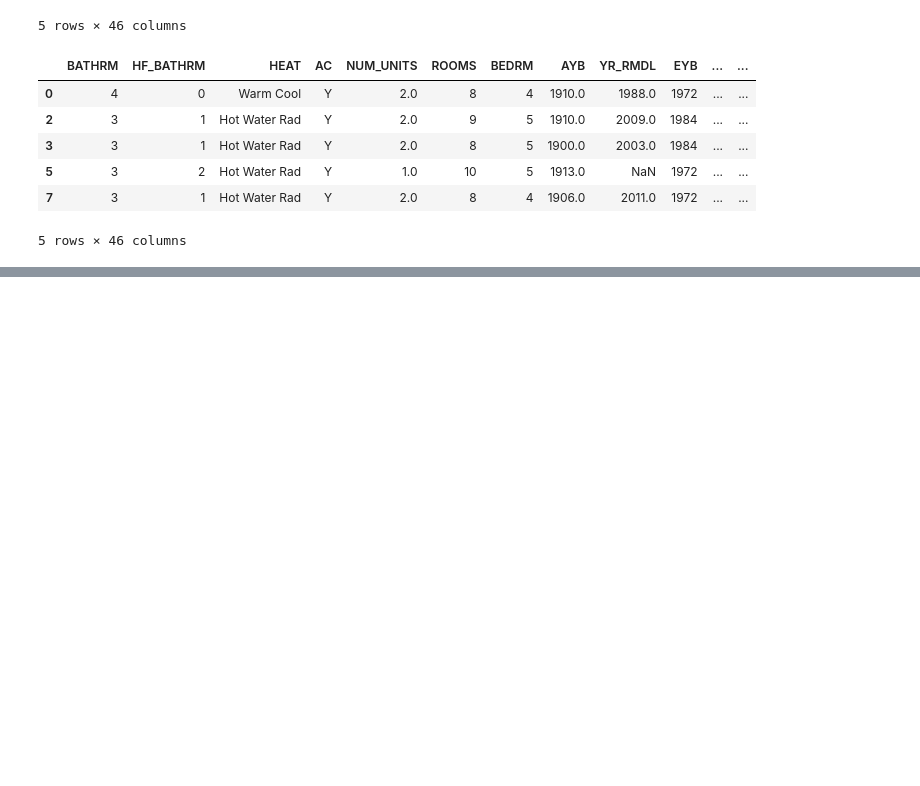
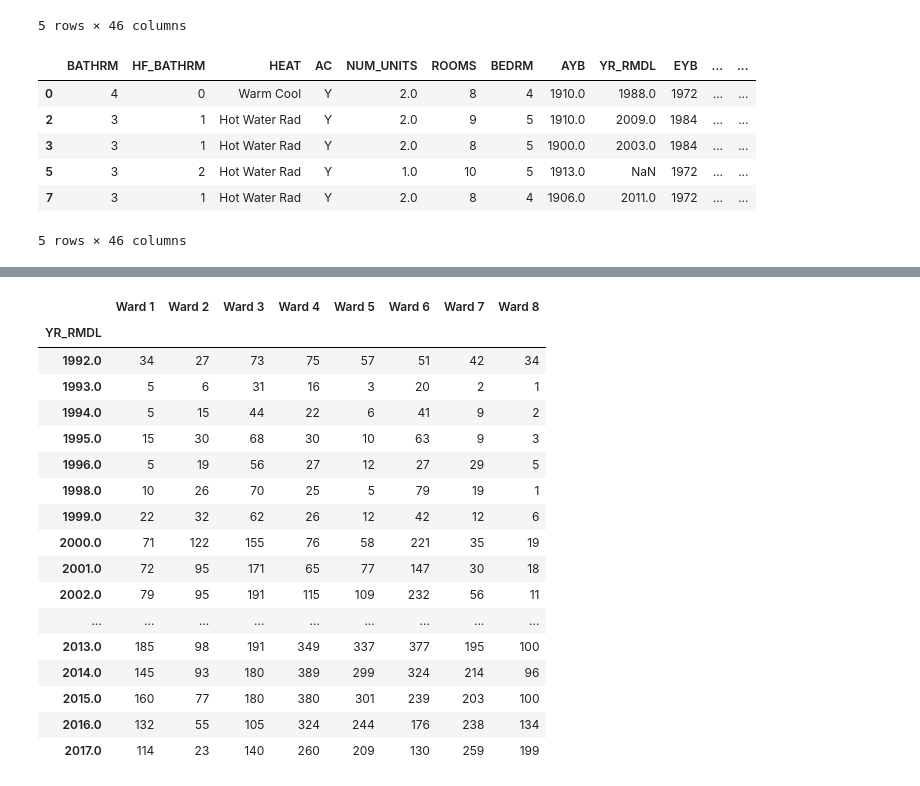
Before and after one commit to ddenning8/Group_Project_1, a Jupyter notebook: Derek_Analysis_4.ipynb, the cells around one changed output, grey strips where cells are left out. Drawn from its saved outputs; the diff is of its cells as text; code cells hidden in the pictures; blank space fills up the shorter version.

```diff
--- a/Derek_Analysis_4.ipynb
+++ b/Derek_Analysis_4.ipynb
@@ -45,0 +323,6 @@ residential_df.head()
+# %%
+remodel_ward_5 = remodel_ward_df[remodel_ward_df['WARD'] == 'Ward 5']
+remodel_ward_5df = remodel_ward_5.groupby('YR_RMDL')['WARD'].count()
+remodel_ward_5pd = pd.DataFrame(data = remodel_ward_5df)
+remodel_ward_5pd = remodel_ward_5pd.rename(columns={'WARD': 'Ward 5'})
+remodel_ward_5pd.head()
@@ -45,0 +337,6 @@ residential_df.head()
+# %%
+remodel_ward_6 = remodel_ward_df[remodel_ward_df['WARD'] == 'Ward 6']
+remodel_ward_6df = remodel_ward_6.groupby('YR_RMDL')['WARD'].count()
+remodel_ward_6pd = pd.DataFrame(data = remodel_ward_6df)
+remodel_ward_6pd = remodel_ward_6pd.rename(columns={'WARD': 'Ward 6'})
+remodel_ward_6pd.head()
@@ -45,0 +351,6 @@ residential_df.head()
+# %%
+remodel_ward_7 = remodel_ward_df[remodel_ward_df['WARD'] == 'Ward 7']
+remodel_ward_7df = remodel_ward_7.groupby('YR_RMDL')['WARD'].count()
+remodel_ward_7pd = pd.DataFrame(data = remodel_ward_7df)
+remodel_ward_7pd = remodel_ward_7pd.rename(columns={'WARD': 'Ward 7'})
+remodel_ward_7pd.head()
@@ -45,0 +365,6 @@ residential_df.head()
+# %%
+remodel_ward_8 = remodel_ward_df[remodel_ward_df['WARD'] == 'Ward 8']
+remodel_ward_8df = remodel_ward_8.groupby('YR_RMDL')['WARD'].count()
+remodel_ward_8pd = pd.DataFrame(data = remodel_ward_8df)
+remodel_ward_8pd = remodel_ward_8pd.rename(columns={'WARD': 'Ward 8'})
+remodel_ward_8pd.head()
@@ -45,0 +379,28 @@ residential_df.head()
+# %%
+remodel_merge_1 = remodel_ward_1pd.join(remodel_ward_2pd,how='inner')
+remodel_merge_2 = remodel_merge_1.join(remodel_ward_3pd,how='inner')
+remodel_merge_3 = remodel_merge_2.join(remodel_ward_4pd,how='inner')
+remodel_merge_4 = remodel_merge_3.join(remodel_ward_5pd,how='inner')
+remodel_merge_5 = remodel_merge_4.join(remodel_ward_6pd,how='inner')
+remodel_merge_6 = remodel_merge_5.join(remodel_ward_7pd,how='inner')
+remodel_merge_df = remodel_merge_6.join(remodel_ward_8pd,how='inner')
+remodel_merge_df
+# %% [output]
+|  | Ward 1 | Ward 2 | Ward 3 | Ward 4 | Ward 5 | Ward 6 | Ward 7 | Ward 8 |
+| YR_RMDL |  |  |  |  |  |  |  |  |
+| 1992.0 | 34 | 27 | 73 | 75 | 57 | 51 | 42 | 34 |
+| 1993.0 | 5 | 6 | 31 | 16 | 3 | 20 | 2 | 1 |
+| 1994.0 | 5 | 15 | 44 | 22 | 6 | 41 | 9 | 2 |
+| 1995.0 | 15 | 30 | 68 | 30 | 10 | 63 | 9 | 3 |
+| 1996.0 | 5 | 19 | 56 | 27 | 12 | 27 | 29 | 5 |
+| 1998.0 | 10 | 26 | 70 | 25 | 5 | 79 | 19 | 1 |
+| 1999.0 | 22 | 32 | 62 | 26 | 12 | 42 | 12 | 6 |
+| 2000.0 | 71 | 122 | 155 | 76 | 58 | 221 | 35 | 19 |
+| 2001.0 | 72 | 95 | 171 | 65 | 77 | 147 | 30 | 18 |
+| 2002.0 | 79 | 95 | 191 | 115 | 109 | 232 | 56 | 11 |
+| ... | ... | ... | ... | ... | ... | ... | ... | ... |
+| 2013.0 | 185 | 98 | 191 | 349 | 337 | 377 | 195 | 100 |
+| 2014.0 | 145 | 93 | 180 | 389 | 299 | 324 | 214 | 96 |
+| 2015.0 | 160 | 77 | 180 | 380 | 301 | 239 | 203 | 100 |
+| 2016.0 | 132 | 55 | 105 | 324 | 244 | 176 | 238 | 134 |
+| 2017.0 | 114 | 23 | 140 | 260 | 209 | 130 | 259 | 199 |
```
Also changed, not shown: parts of 23 cells of this notebook, 3 other files.
